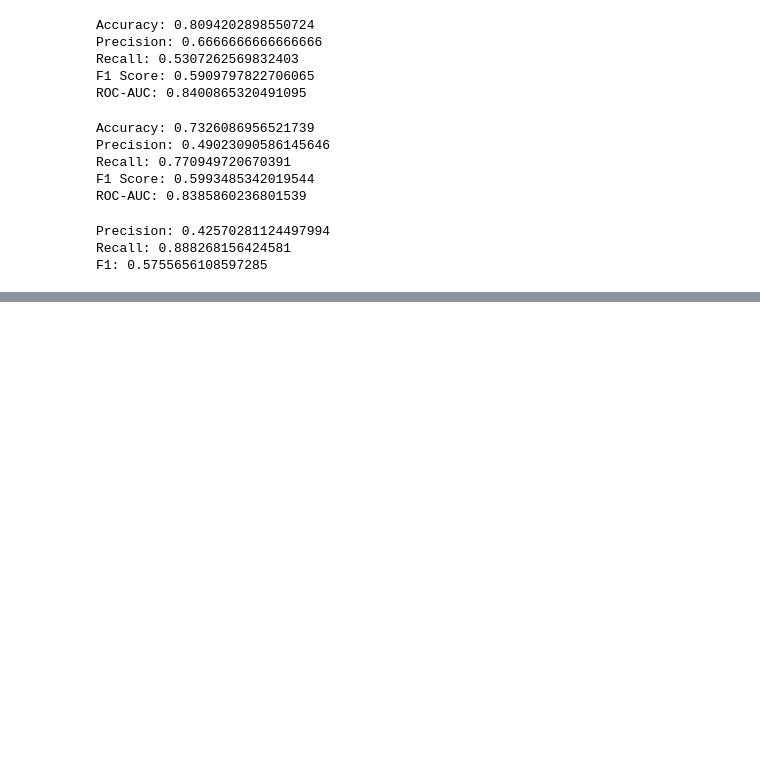
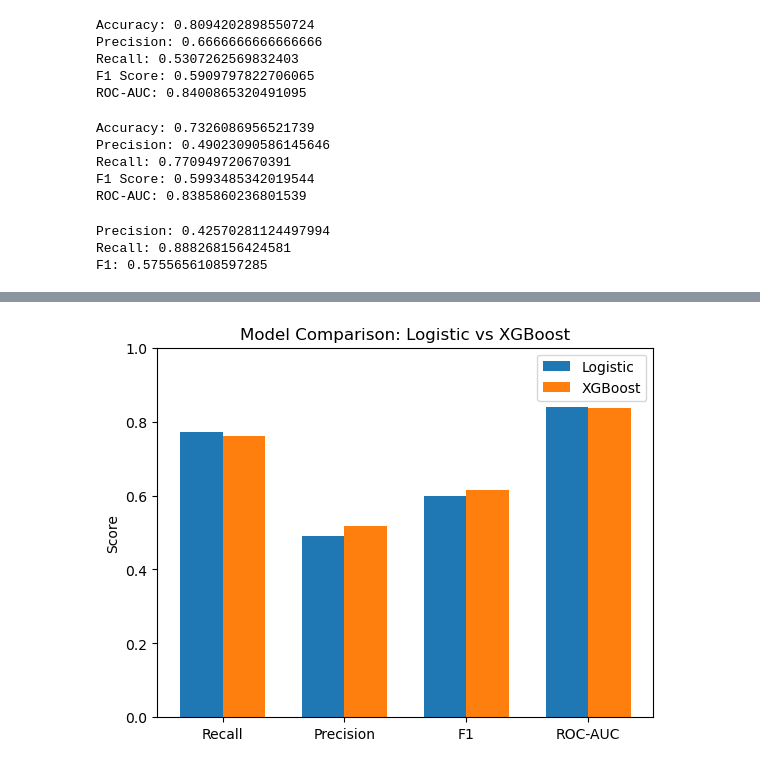
Before and after one commit to ashutosh-dev-hub/telecom-churn-prediction, a Jupyter notebook: notebooks/01_eda.ipynb, the cells around one changed output, grey strips where cells are left out. Saved outputs shown, nothing was run; the diff lists cells and outputs as text; code cells hidden in the pictures; blank space fills up the shorter version.

Commit message:
Added XGBoost model, model comparison, and feature importance analysis

```diff
--- a/notebooks/01_eda.ipynb
+++ b/notebooks/01_eda.ipynb
@@ -414,0 +492,40 @@ F1: 0.5755656108597285
+# %%
+import matplotlib.pyplot as plt
+import numpy as np
+
+# Your metrics dictionary
+results = {
+    'Logistic Weighted': {
+        'Recall': 0.770949720670391,
+        'Precision': 0.49023090586145646,
+        'F1': 0.5993485342019544,
+        'ROC-AUC': 0.8385860236801539
+    },
+    'XGBoost': {
+        'Recall': 0.7597765363128491,
+        'Precision': 0.5171102661596958,
+        'F1': 0.6153846153846154,
+        'ROC-AUC': 0.8380366572281319
+    }
+}
+
+metrics = ['Recall', 'Precision', 'F1', 'ROC-AUC']
+log_values = [results['Logistic Weighted'][m] for m in metrics]
+xgb_values = [results['XGBoost'][m] for m in metrics]
+
+x = np.arange(len(metrics))
+width = 0.35
+
+plt.figure()
+plt.bar(x - width/2, log_values, width, label='Logistic')
+plt.bar(x + width/2, xgb_values, width, label='XGBoost')
+
+plt.xticks(x, metrics)
+plt.ylabel("Score")
+plt.title("Model Comparison: Logistic vs XGBoost")
+plt.legend()
+
+plt.ylim(0, 1)
+plt.show()
+# %% [output]
+[figure, added]
```
Also changed, not shown: parts of 8 cells of this notebook.
